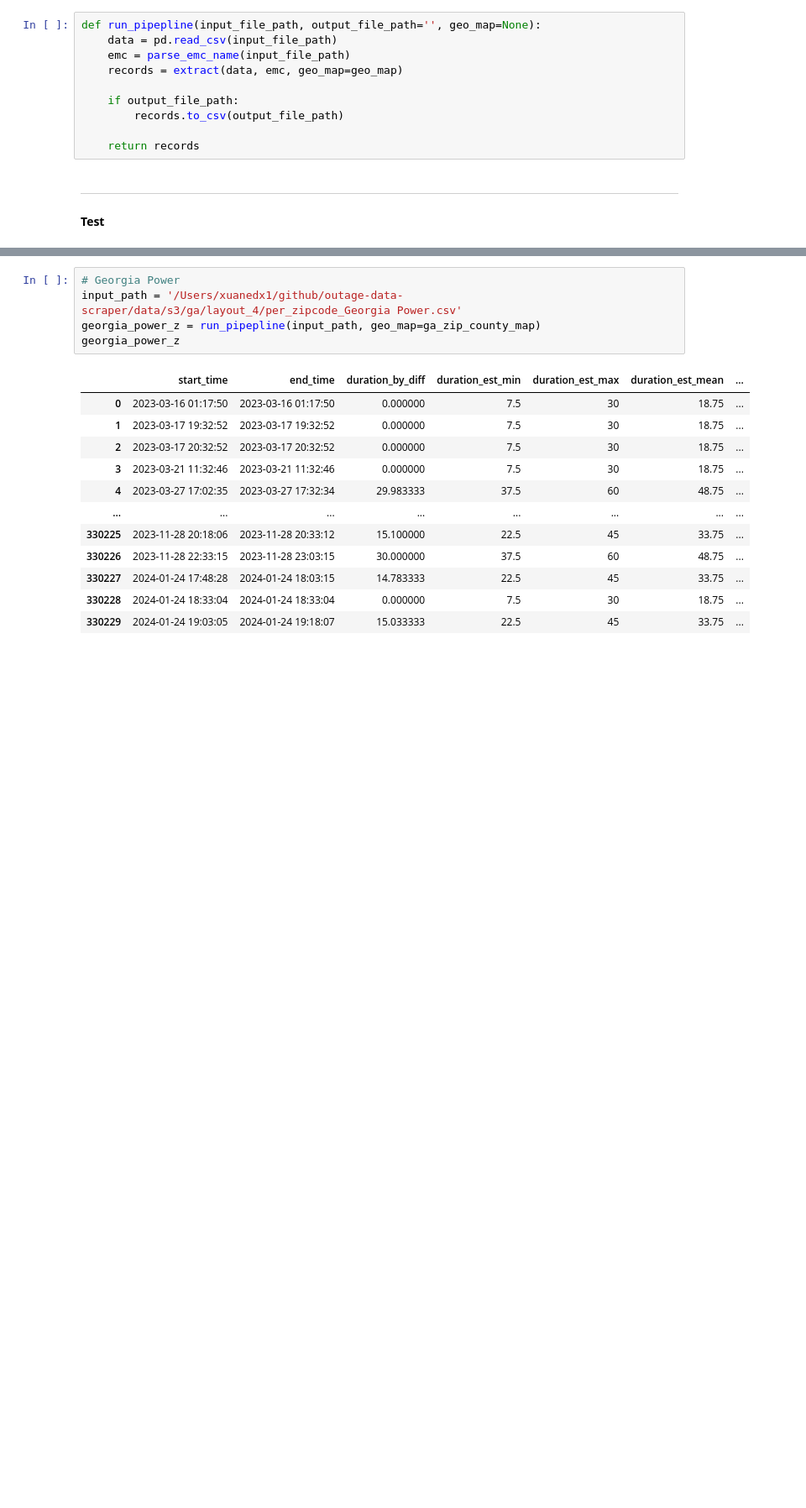
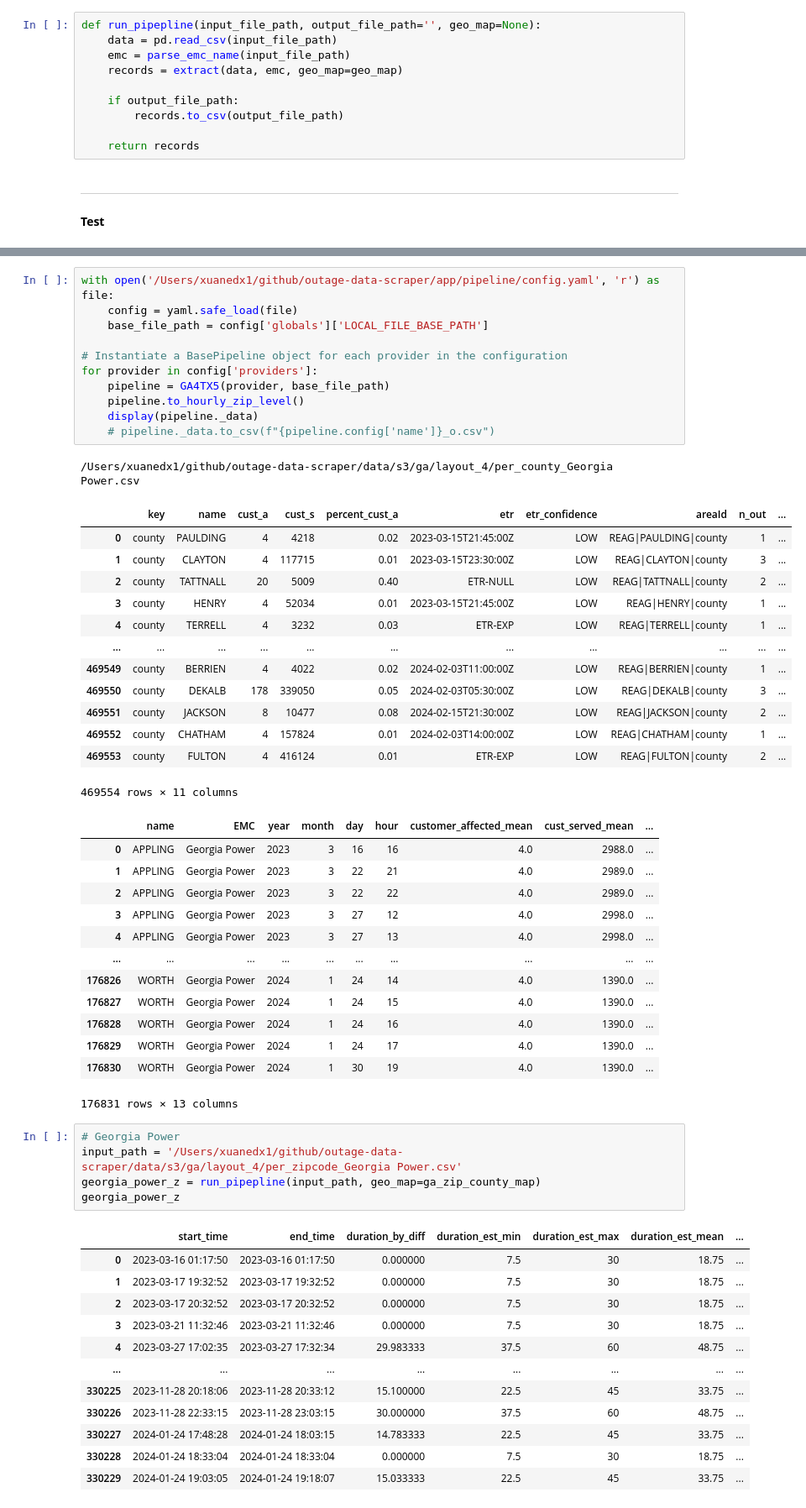
Before and after one commit to Urban-Research-Group/outage-data-scraper, a Jupyter notebook: scripts/ga_4_tx_5.ipynb, the cells around one changed output, grey strips where cells are left out. Shown at 84% size. Drawn from its saved outputs; the diff is of its cells as text; blank space fills up the shorter version.

Commit message:
hourly zipcode pipeline example (GA4)

```diff
--- a/scripts/ga_4_tx_5.ipynb
+++ b/scripts/ga_4_tx_5.ipynb
@@ -177,3 +403,42 @@ dtype: float64
+# %%
+with open('/Users/xuanedx1/github/outage-data-scraper/app/pipeline/config.yaml', 'r') as file:
+    config = yaml.safe_load(file)
+    base_file_path = config['globals']['LOCAL_FILE_BASE_PATH']
+
+# Instantiate a BasePipeline object for each provider in the configuration
+for provider in config['providers']:
+    pipeline = GA4TX5(provider, base_file_path)
+    pipeline.to_hourly_zip_level()
+    display(pipeline._data)
+    # pipeline._data.to_csv(f"{pipeline.config['name']}_o.csv")
+# %% [output]
+/Users/xuanedx1/github/outage-data-scraper/data/s3/ga/layout_4/per_county_Georgia Power.csv
+|  | key | name | cust_a | cust_s | percent_cust_a | etr | etr_confidence | areaId | n_out | ... |
+| 0 | county | PAULDING | 4 | 4218 | 0.02 | 2023-03-15T21:45:00Z | LOW | REAG|PAULDING|county | 1 | ... |
+| 1 | county | CLAYTON | 4 | 117715 | 0.01 | 2023-03-15T23:30:00Z | LOW | REAG|CLAYTON|county | 3 | ... |
+| 2 | county | TATTNALL | 20 | 5009 | 0.40 | ETR-NULL | LOW | REAG|TATTNALL|county | 2 | ... |
+| 3 | county | HENRY | 4 | 52034 | 0.01 | 2023-03-15T21:45:00Z | LOW | REAG|HENRY|county | 1 | ... |
+| 4 | county | TERRELL | 4 | 3232 | 0.03 | ETR-EXP | LOW | REAG|TERRELL|county | 1 | ... |
+| ... | ... | ... | ... | ... | ... | ... | ... | ... | ... | ... |
+| 469549 | county | BERRIEN | 4 | 4022 | 0.02 | 2024-02-03T11:00:00Z | LOW | REAG|BERRIEN|county | 1 | ... |
+| 469550 | county | DEKALB | 178 | 339050 | 0.05 | 2024-02-03T05:30:00Z | LOW | REAG|DEKALB|county | 3 | ... |
+| 469551 | county | JACKSON | 8 | 10477 | 0.08 | 2024-02-15T21:30:00Z | LOW | REAG|JACKSON|county | 2 | ... |
+| 469552 | county | CHATHAM | 4 | 157824 | 0.01 | 2024-02-03T14:00:00Z | LOW | REAG|CHATHAM|county | 1 | ... |
+| 469553 | county | FULTON | 4 | 416124 | 0.01 | ETR-EXP | LOW | REAG|FULTON|county | 2 | ... |
+469554 rows × 11 columns
+|  | name | EMC | year | month | day | hour | customer_affected_mean | cust_served_mean | ... |
+| 0 | APPLING | Georgia Power | 2023 | 3 | 16 | 16 | 4.0 | 2988.0 | ... |
+| 1 | APPLING | Georgia Power | 2023 | 3 | 22 | 21 | 4.0 | 2989.0 | ... |
+| 2 | APPLING | Georgia Power | 2023 | 3 | 22 | 22 | 4.0 | 2989.0 | ... |
+| 3 | APPLING | Georgia Power | 2023 | 3 | 27 | 12 | 4.0 | 2998.0 | ... |
+| 4 | APPLING | Georgia Power | 2023 | 3 | 27 | 13 | 4.0 | 2998.0 | ... |
+| ... | ... | ... | ... | ... | ... | ... | ... | ... | ... |
+| 176826 | WORTH | Georgia Power | 2024 | 1 | 24 | 14 | 4.0 | 1390.0 | ... |
+| 176827 | WORTH | Georgia Power | 2024 | 1 | 24 | 15 | 4.0 | 1390.0 | ... |
+| 176828 | WORTH | Georgia Power | 2024 | 1 | 24 | 16 | 4.0 | 1390.0 | ... |
+| 176829 | WORTH | Georgia Power | 2024 | 1 | 24 | 17 | 4.0 | 1390.0 | ... |
+| 176830 | WORTH | Georgia Power | 2024 | 1 | 30 | 19 | 4.0 | 1390.0 | ... |
+176831 rows × 13 columns
 # %%
 # Georgia Power
 input_path = '/Users/xuanedx1/github/outage-data-scraper/data/s3/ga/layout_4/per_zipcode_Georgia Power.csv'
```
Also changed, not shown: parts of 9 cells of this notebook, 2 other files.
